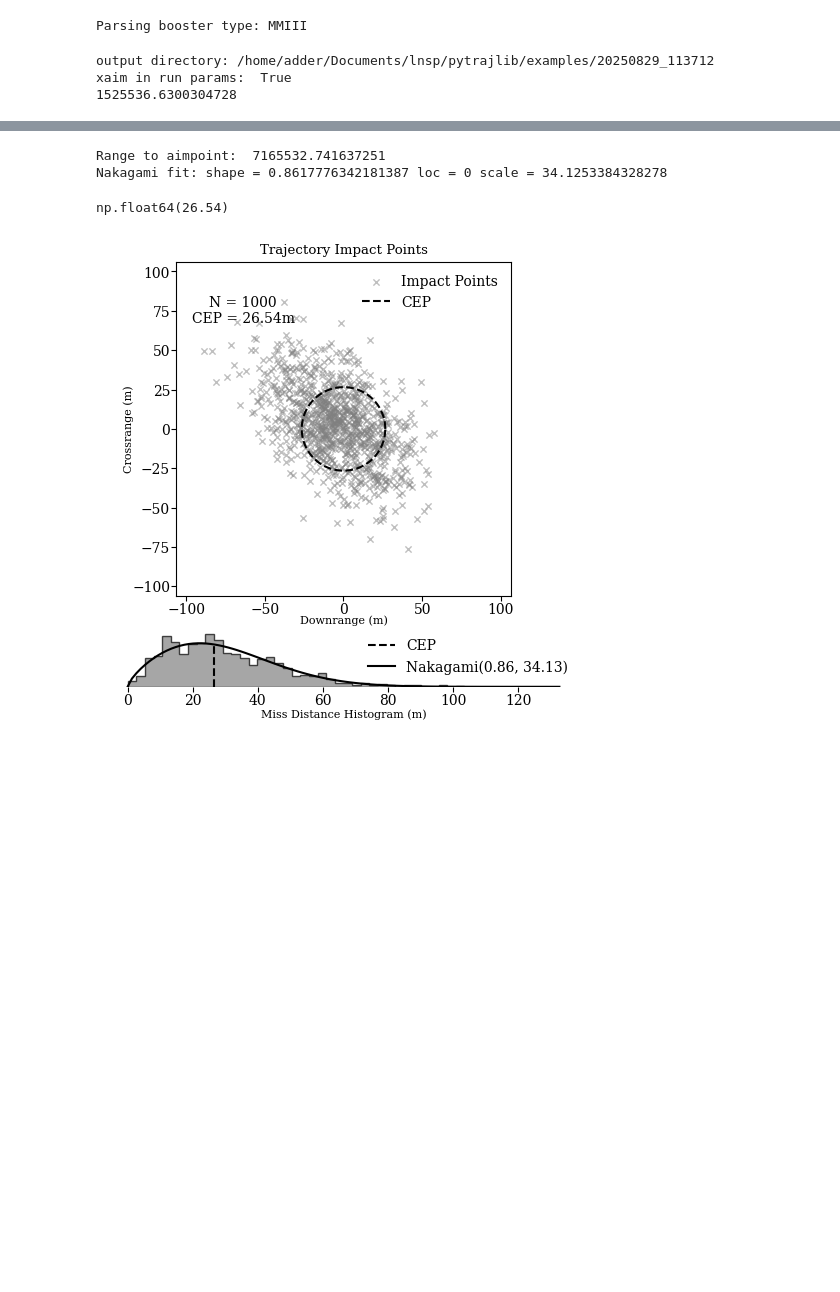
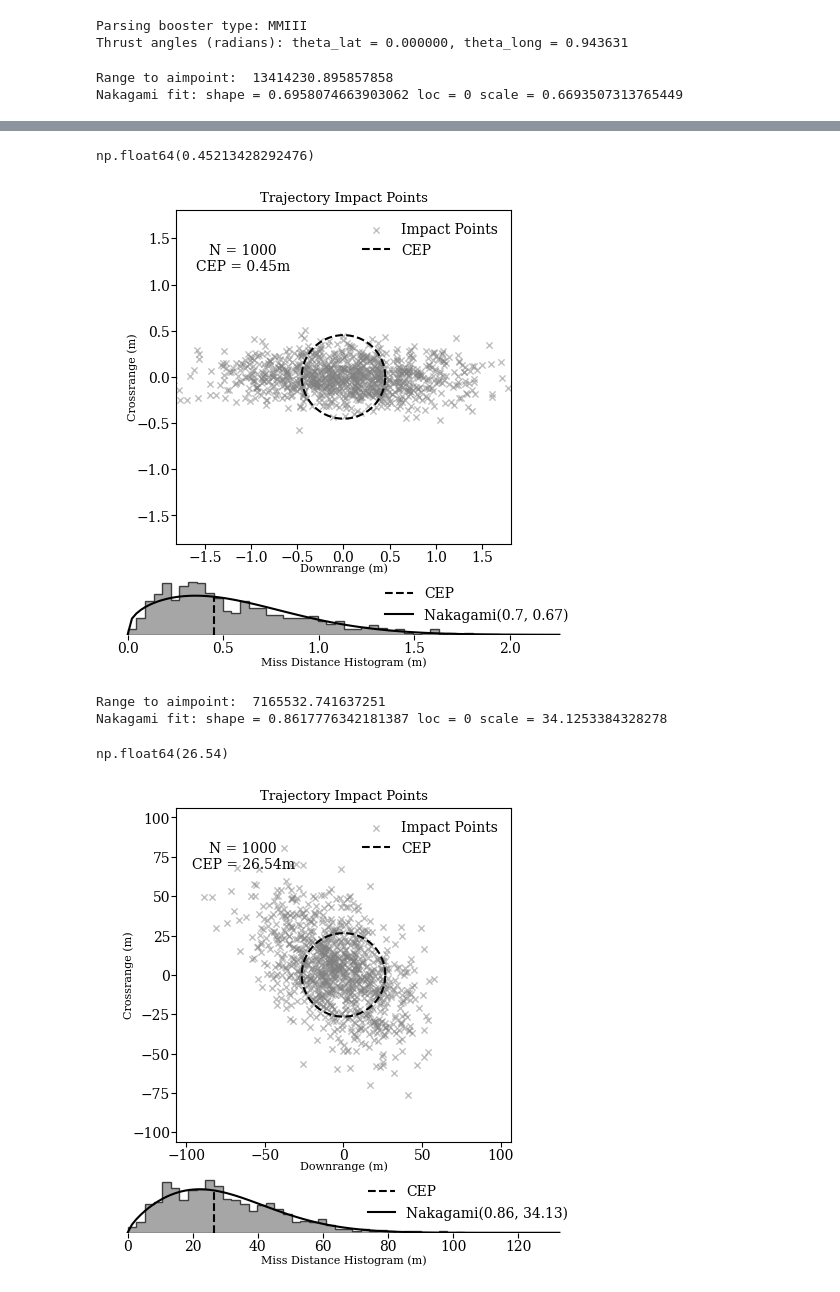
Before and after one commit to lmarthur/pytrajlib, a Jupyter notebook: examples/example.ipynb, the cells around one changed output, grey strips where cells are left out. Cells and saved outputs as stored; diff of their text form; code cells hidden in the pictures; blank space fills up the shorter version.

```diff
--- a/examples/example.ipynb
+++ b/examples/example.ipynb
@@ -4,15 +4,33 @@ from pytrajlib import plot, simulation
 run_params = simulation.get_run_params()
 run_params["num_runs"] = 1000
 run_params["impact_output"] = 0
-run_params["traj_output"] = 2
+run_params["traj_output"] = 0
 run_params["booster_type"] = "mmiii"
+run_params["atm_model"] = 0
 run_params["rv_maneuv"] = 1
 run_params["rv_type"] = 1
+run_params["gnss_nav"] = 1
+run_params["ins_nav"] = 1
 
-impact_data = simulation.run(run_params, launch_lat_lon=[-10, -30], aim_lat_lon=[42.3596, -71.092])
-plot.map(run_params=run_params, data=impact_data, show_attribution=True)
+run_params["initial_x_error"] = 0
+run_params["initial_pos_error"] = 0
+run_params["initial_vel_error"] = 0
+run_params["initial_angle_error"] = 0
+# run_params["gyro_noise"] = 0
+
+# run_params["acc_scale_stability"] = 0
+# run_params["acc_scale_stability"] = 1e-6
+# run_params["gyro_bias_stability"] = 0
+# run_params["grav_error"] = 0
+# run_params["gnss_noise"] = 0
+
+
+
+
+impact_data = simulation.run(run_params)
+plot.impact(run_params=run_params, data=impact_data)
 # %% [output]
 Parsing booster type: MMIII
+Thrust angles (radians): theta_lat = 0.000000, theta_long = 0.943631
-output directory: /home/adder/Documents/lnsp/pytrajlib/examples/20250829_113712
-xaim in run params:  True
-1525536.6300304728
+Range to aimpoint:  13414230.895857858
+Nakagami fit: shape = 0.6958074663903062 loc = 0 scale = 0.6693507313765449
@@ -20,3 +37,5 @@ xaim in run params:  True
+np.float64(0.45213428292476)
+[figure, added]
 # %%
 plot.impact(run_params=run_params, data=impact_data)
 # %% [output]
```
Also changed, not shown: parts of 1 cell of this notebook, 5 other files.
